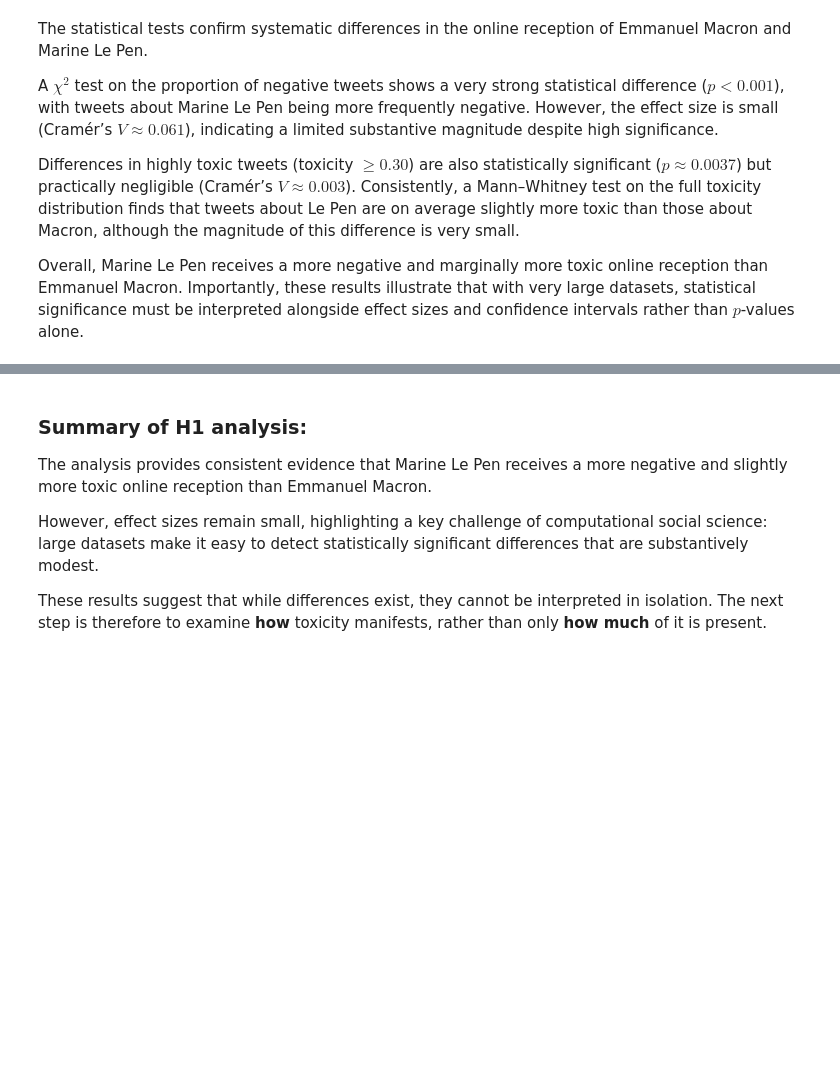
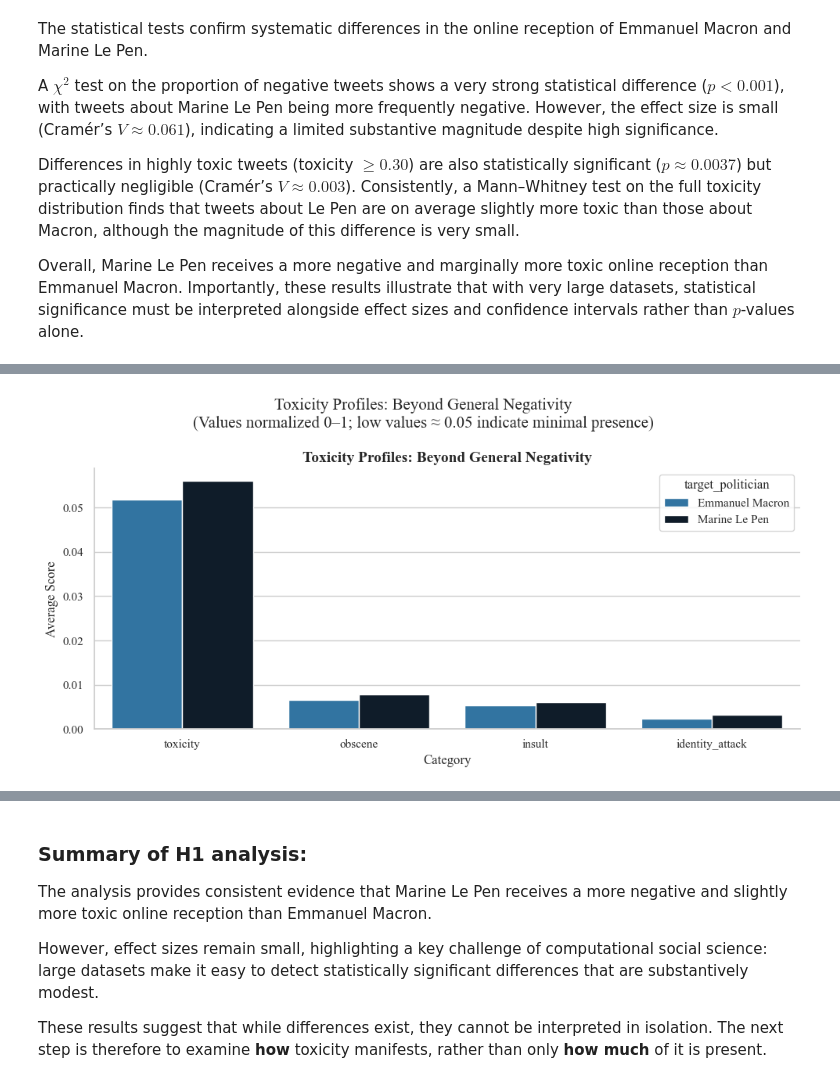
Before and after one commit to micagonzdark/ComputationalSocialSciences, a Jupyter notebook: project/data_analysis.ipynb, the cells around one changed output, grey strips where cells are left out. Saved outputs shown, nothing was run; the diff lists cells and outputs as text; code cells hidden in the pictures; blank space fills up the shorter version.

```diff
--- a/project/data_analysis.ipynb
+++ b/project/data_analysis.ipynb
@@ -528,0 +616,18 @@ Overall, Marine Le Pen receives a more negative and marginally more toxic online
+# %%
+metrics = ['toxicity', 'obscene', 'insult', 'identity_attack']
+
+# compute mean per politician and reshape
+detailed = df[df["target_politician"].isin(order)].groupby('target_politician')[metrics].mean().melt(ignore_index=False).reset_index()
+
+plt.figure(figsize=(10, 5))
+sns.barplot(data=detailed, x='variable', y='value', hue='target_politician',
+            palette={'Emmanuel Macron':'#1f77b4','Marine Le Pen':'#0b1c2d'})
+plt.title("Toxicity Profiles: Beyond General Negativity")
+plt.suptitle("Toxicity Profiles: Beyond General Negativity\n(Values normalized 0–1; low values ≈ 0.05 indicate minimal presence)")
+plt.ylabel("Average Score")
+plt.xlabel("Category")
+sns.despine()
+plt.tight_layout()
+plt.show()
+# %% [output]
+[figure, added]
```
Also changed, not shown: parts of 98 cells of this notebook, 1 other file.
